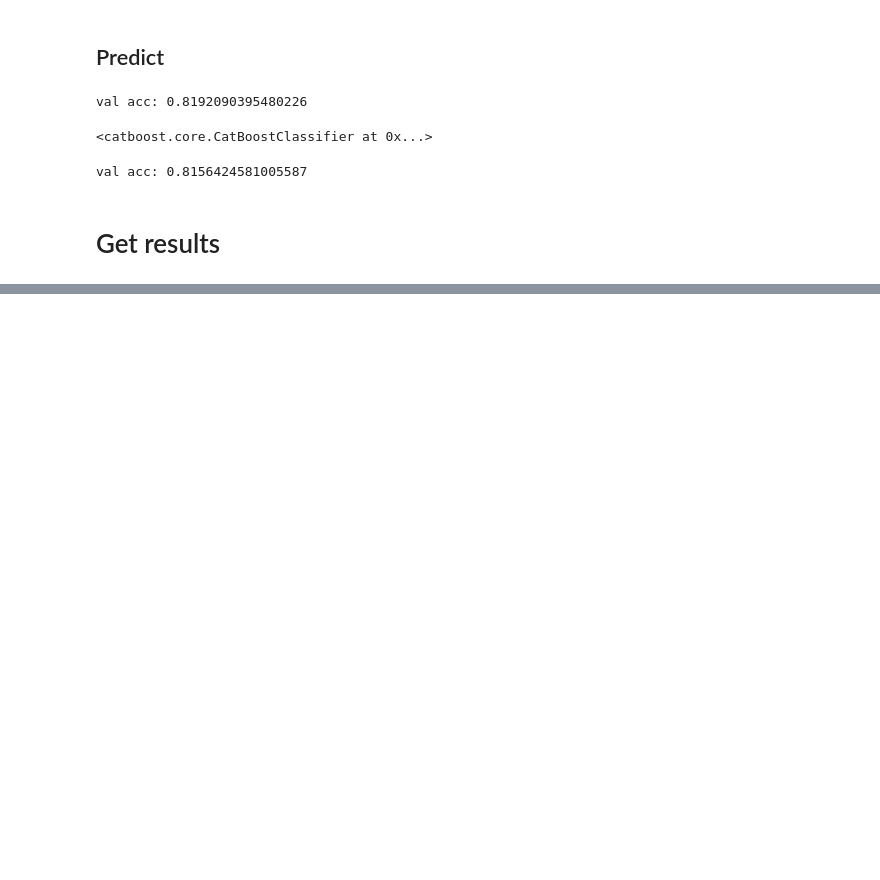
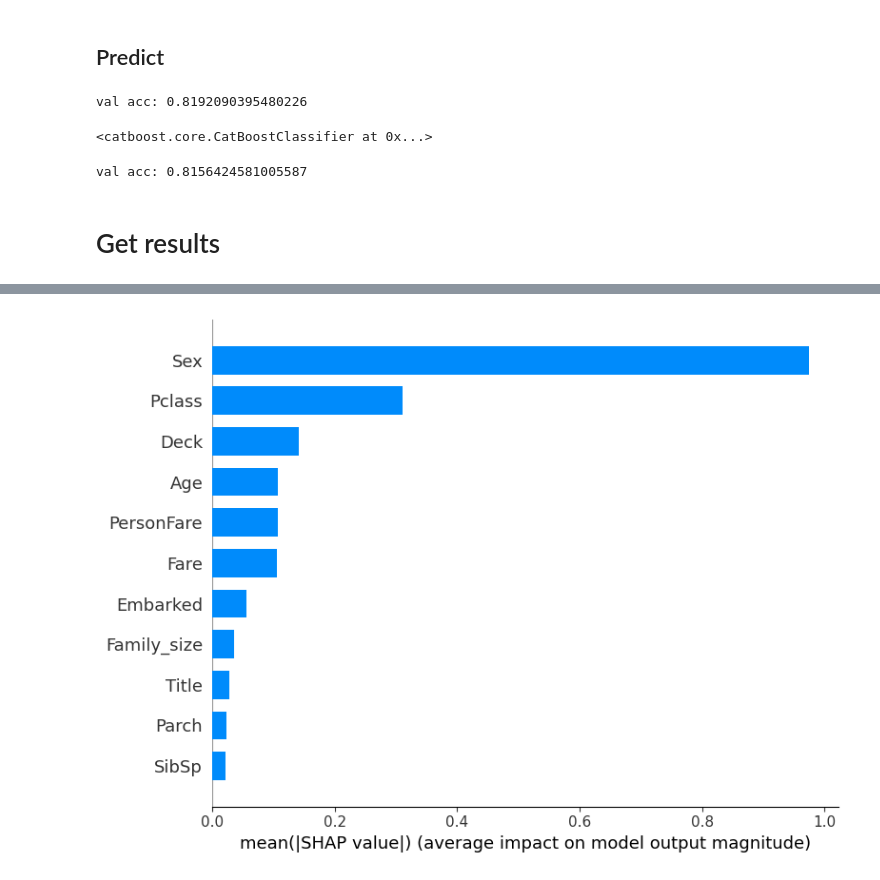
Before and after one commit to Dimildizio/WorksOnMyMachine, a Jupyter notebook: TitanicEDA.ipynb, the cells around one changed output, grey strips where cells are left out. Cells and saved outputs as stored; diff of their text form; code cells hidden in the pictures; blank space fills up the shorter version.

```diff
--- a/TitanicEDA.ipynb
+++ b/TitanicEDA.ipynb
@@ -686,0 +735,8 @@ files.download('submission.csv')
+# %%
+shap_values = model.get_feature_importance(Pool(X, y), type='ShapValues')
+expected_value = shap_values[0, -1]
+shap_values = shap_values[:, :-1]
+
+shap.summary_plot(shap_values, X, plot_type='bar', title='Shapley Values')
+# %% [output]
+[figure, added]
```
Also changed, not shown: parts of 21 cells of this notebook.
